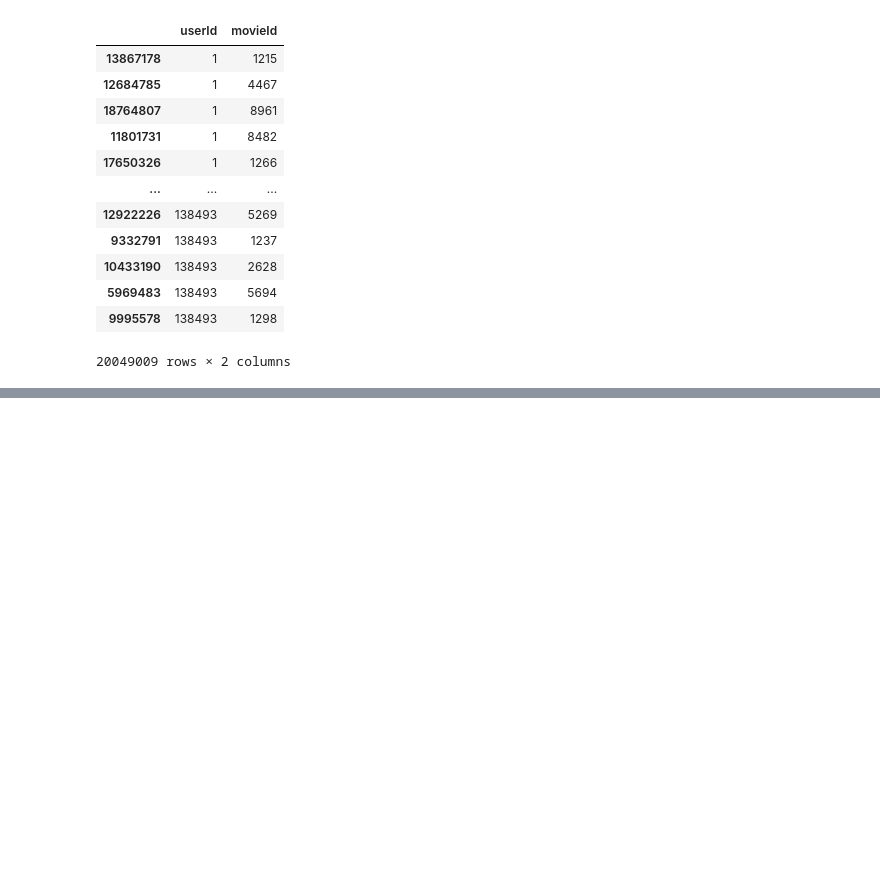
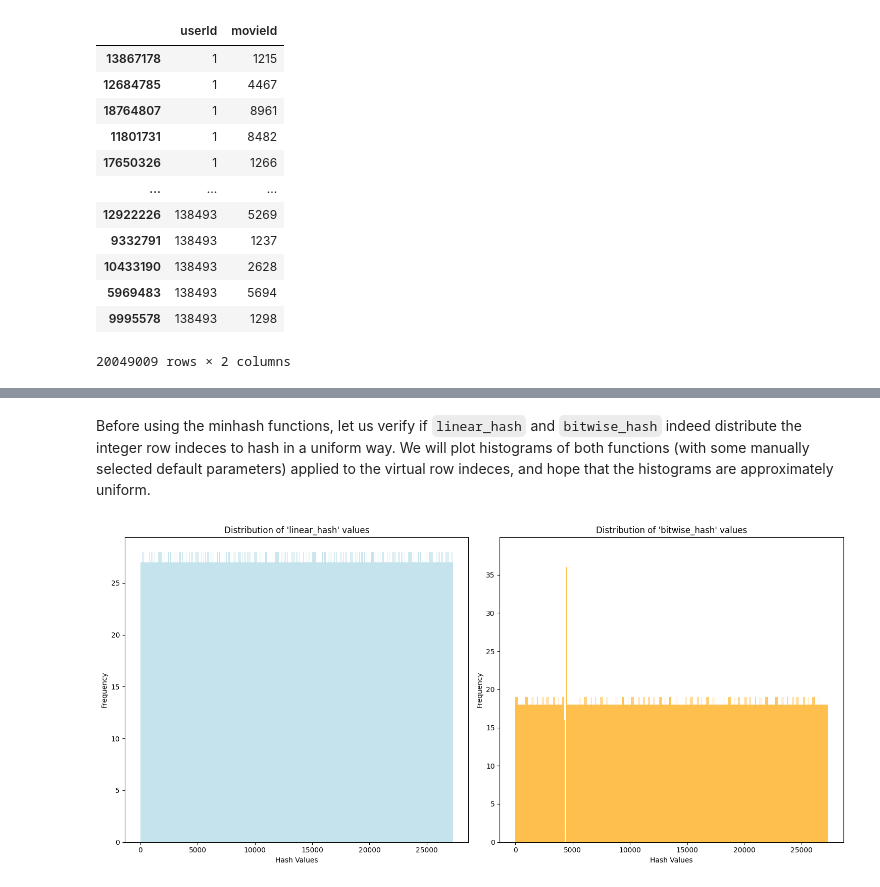
Before and after one commit to gmaurer08/ADM-HW4, a Jupyter notebook: main.ipynb, the cells around one changed output, grey strips where cells are left out. Saved outputs shown, nothing was run; the diff lists cells and outputs as text; code cells hidden in the pictures; blank space fills up the shorter version.

````diff
--- a/main.ipynb
+++ b/main.ipynb
@@ -433,0 +697,11 @@ Time for minhash:  17.465389013290405
+# %%
+# Create numpy arrays to store movie IDs and user IDs
+user_ids = np.array(user_movie_df.userId.drop_duplicates())
+movie_ids = np.array(user_movie_df.movieId.drop_duplicates())
+
+# Print the min and max MovieId values and the number of MovieId values to know the shingle range
+num_movies = len(movie_ids)
+print('\nNumber movieIds = ', num_movies)
+
+# Create a dictionary that maps movie_ids values to virtual row indeces
+movie_ids_dict = dict({movie_ids[i]:i for i in range(num_movies)})
@@ -433,0 +743,27 @@ Time for minhash:  17.465389013290405
+# %% [markdown]
+Before using the minhash functions, let us verify if ```linear_hash``` and ```bitwise_hash``` indeed distribute the integer row indeces to hash in a uniform way. We will plot histograms of both functions (with some manually selected default parameters) applied to the virtual row indeces, and hope that the histograms are approximately uniform.
+# %%
+# Virtual row indeces array
+row_indeces = np.array(range(num_movies))
+
+linear_results = linear_hash(row_indeces) # hash row_indeces with linear_hash
+bitwise_results = bitwise_hash(row_indeces) # hash row_indeces with bitwise_hash
+
+fig, axes = plt.subplots(1,2,figsize=(15,7))
+
+# Distribution of linear_hash over movie_ids
+axes[0].hist(linear_results, bins=1000, color='lightblue', alpha=0.7)
+axes[0].set_xlabel('Hash Values')
+axes[0].set_ylabel('Frequency')
+axes[0].set_title("Distribution of 'linear_hash' values")
+
+# Distribution of bitwise_hash over movie_ids
+axes[1].hist(bitwise_results, bins=1500, color='orange', alpha=0.7)
+axes[1].set_xlabel('Hash Values')
+axes[1].set_ylabel('Frequency')
+axes[1].set_title("Distribution of 'bitwise_hash' values")
+
+plt.tight_layout()
+plt.show()
+# %% [output]
+[figure, added]
````
Also changed, not shown: parts of 25 cells of this notebook, 1 other file.
